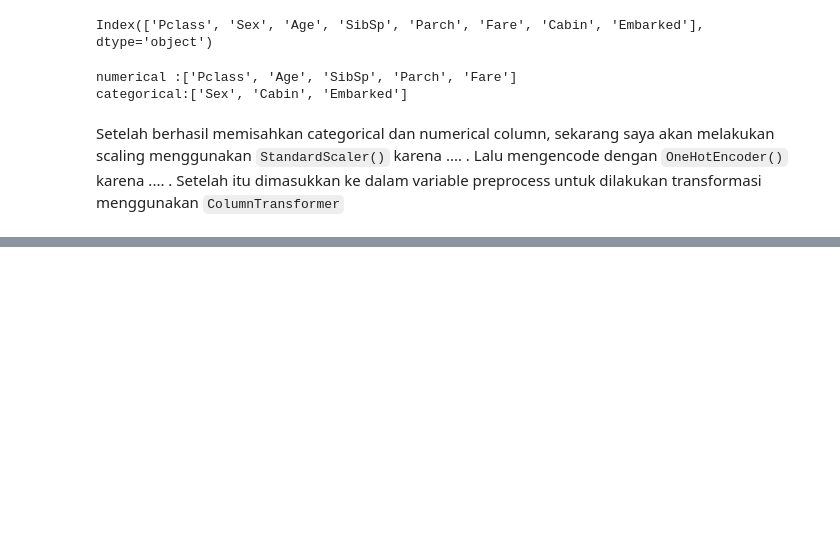
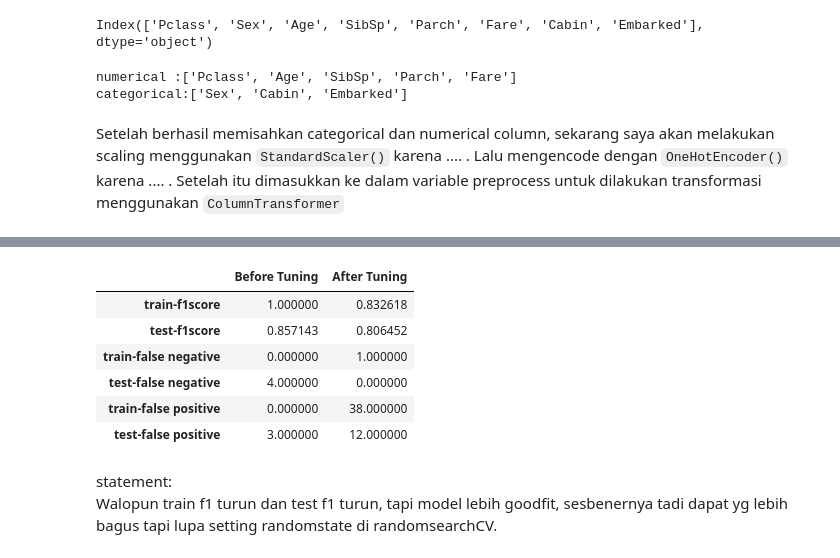
Before and after one commit to Vincentim27/belajar_push_103_pytn_rmt, a Jupyter notebook: Klasifikasi/Titanic.ipynb, the cells around one changed output, grey strips where cells are left out. Saved outputs shown, nothing was run; the diff lists cells and outputs as text; code cells hidden in the pictures; blank space fills up the shorter version.

```diff
--- a/Klasifikasi/Titanic.ipynb
+++ b/Klasifikasi/Titanic.ipynb
@@ -236,0 +348,3 @@ Cross Val Mean from best model: 0.840181363352095
+# %%
+all_reports = performance_report(all_reports, y_train, y_pred_train, y_test, y_pred_test, 'Before Tuning')
+pd.DataFrame(all_reports)
@@ -236,0 +365,19 @@ Cross Val Mean from best model: 0.840181363352095
+# %%
+# Define the random forest parameter grid
+params = {
+    'randomforestclassifier__n_estimators':(10,20,30,40,50,60,70,80,90,100,110),
+    'randomforestclassifier__criterion':['gini','entropy','log_loss'],
+    'randomforestclassifier__max_depth':(1,2,3,4,5,6,7,8,9,10),
+    'randomforestclassifier__min_samples_split':(2,4,6,8,10),
+    'randomforestclassifier__min_samples_leaf':(1,2,3,4,5)
+}
+
+# Define Random search
+tuning = RandomizedSearchCV(pipe_rf, param_distributions = params, n_iter=25,cv=5, scoring='f1', n_jobs=-1, random_state = 27)
+
+# Train the tune model
+tuning.fit(X_train, y_train)
+
+# Get best parameters
+best_params = tuning.best_params_
+print(f'Best Parameters: {best_params}')
@@ -236,0 +457,14 @@ Cross Val Mean from best model: 0.840181363352095
+# %%
+all_reports = performance_report(all_reports, y_train, y_pred_train_best, y_test, y_pred_test_best, 'After Tuning')
+pd.DataFrame(all_reports)
+# %% [output]
+|  | Before Tuning | After Tuning |
+| train-f1score | 1.000000 | 0.832618 |
+| test-f1score | 0.857143 | 0.806452 |
+| train-false negative | 0.000000 | 1.000000 |
+| test-false negative | 4.000000 | 0.000000 |
+| train-false positive | 0.000000 | 38.000000 |
+| test-false positive | 3.000000 | 12.000000 |
+# %% [markdown]
+statement:
+Walopun train f1 turun dan test f1 turun, tapi model lebih goodfit, sesbenernya tadi dapat yg lebih bagus tapi lupa setting randomstate di randomsearchCV.
```
Also changed, not shown: parts of 20 cells of this notebook, 2 other files.
